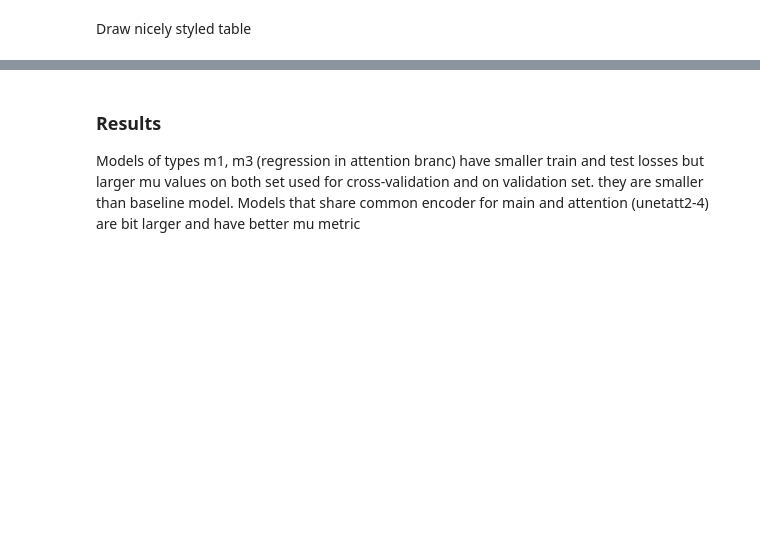
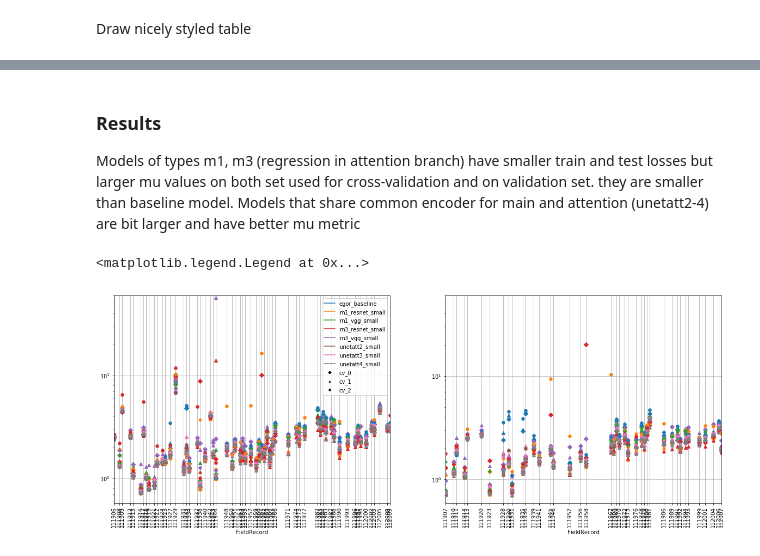
Before and after one commit to sadaqatali2027/SeismicPro-1, a Jupyter notebook: Ground_Roll/models/7_research_same_size_architectures.ipynb, the cells around one changed output, grey strips where cells are left out. Saved outputs shown, nothing was run; the diff lists cells and outputs as text; code cells hidden in the pictures; blank space fills up the shorter version.

Commit message:
added per-field metric plots

```diff
--- a/Ground_Roll/models/7_research_same_size_architectures.ipynb
+++ b/Ground_Roll/models/7_research_same_size_architectures.ipynb
@@ -480,4 +480,31 @@ Draw nicely styled table
 # %% [markdown]
 ### Results
 
-Models of types m1, m3 (regression in attention branc) have smaller train and test losses but larger mu values on both set used for cross-validation and on validation set. they are smaller than baseline model. Models that share common encoder for main and attention (unetatt2-4) are bit larger and have better mu metric
+Models of types m1, m3 (regression in attention branch) have smaller train and test losses but larger mu values on both set used for cross-validation and on validation set. they are smaller than baseline model. Models that share common encoder for main and attention (unetatt2-4) are bit larger and have better mu metric
+# %%
+from matplotlib.lines import Line2D
+
+colors = ['tab:blue', 'tab:orange', 'tab:green', 'tab:red', 'tab:purple', 'tab:brown', 'tab:pink', 'tab:gray']
+models = df_results_all.xs('cv_0', level=1, axis=1).columns
+cvs = ['cv_{}'.format(i) for i in range(3)]
+markers = 'D^H'
+
+fig, ax = plt.subplots(1, 2, figsize=(20, 7))
+
+for i, idx in enumerate((train_indices, notincv)):
+    for cv, m in zip(cvs, markers):
+        df_results_all.xs(cv, level=1, axis=1).loc[idx].plot(style=m, ax=ax[i], colors=colors, legend=False);
+
+    ax[i].set_yscale('log');
+    ax[i].set_ylim([0, 60])
+    ax[i].set_xticks(sorted(idx));
+    ax[i].set_xticklabels(map(str, sorted(idx)), rotation=90);
+    ax[i].grid(True)
+
+legend_elements = ([Line2D([0], [0], color=c, label=l) for c, l in zip(colors, models)] +
+                   [Line2D([0], [0], marker=m, color='w', markerfacecolor='k', label=l) for m, l in zip(markers, cvs)])
+
+ax[0].legend(handles=legend_elements); #, loc='center')
+# %% [output]
+<matplotlib.legend.Legend at 0x...>
+[figure, added]
```
